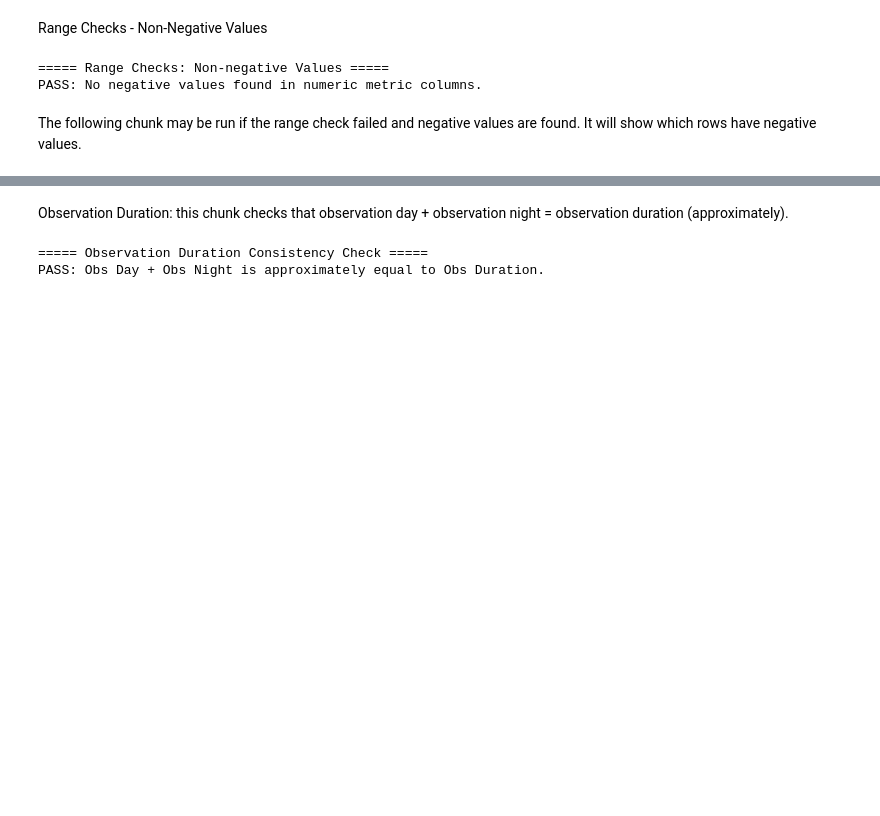
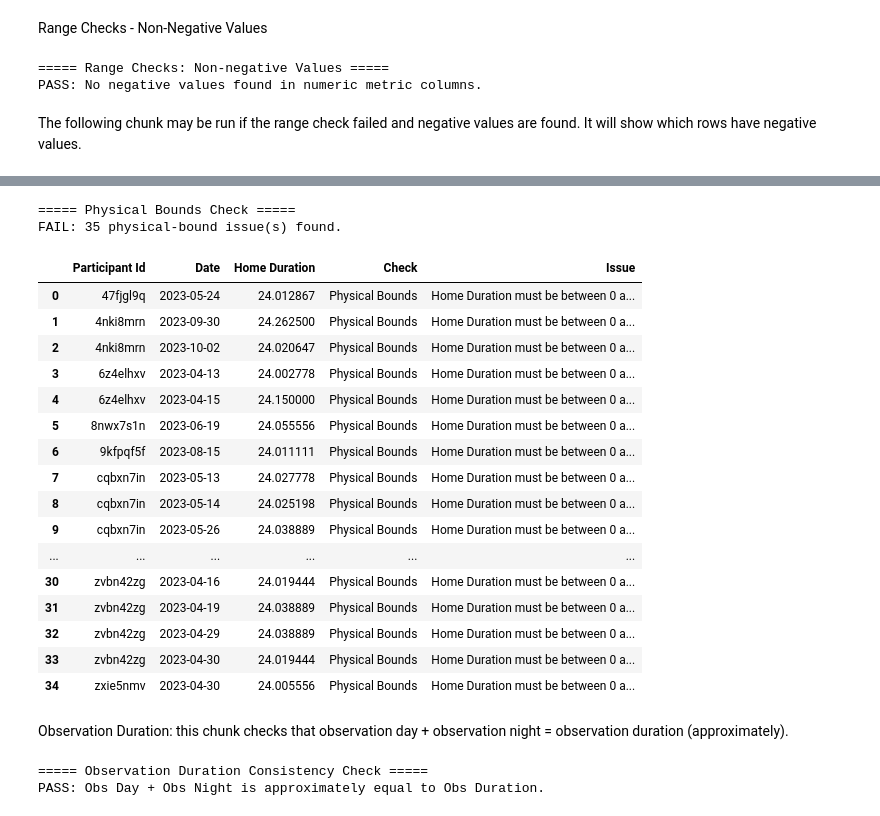
Before and after one commit to onnela-lab/beiwe, a Jupyter notebook: code/forest_mano/forest_validation.ipynb, the cells around one changed output, grey strips where cells are left out. Cells and saved outputs as stored; diff of their text form; code cells hidden in the pictures; blank space fills up the shorter version.

```diff
--- a/code/forest_mano/forest_validation.ipynb
+++ b/code/forest_mano/forest_validation.ipynb
@@ -15,7 +13,8 @@ This loads the summary statistics file from the Fulford study into a pandas data
 # %%
 import pandas as pd
-file_path = "/Users/aanikaschueler/Desktop/Beiwe/beiwe/code/forest_mano/Data Volumes and Summary Statistics - BU_Fulford_ Smartphone sensing of social activity clinical - 2026-06-26 21_54 (UTC).csv"
-df = pd.read_csv(file_path)
+# Update this path to whichever CSV you want to validate.
+INPUT_CSV = "/Users/aanikaschueler/Desktop/Beiwe/beiwe/code/forest_mano/Data Volumes and Summary Statistics - BU_Fulford_ Smartphone sensing of social activity clinical - 2026-06-26 21_54 (UTC).csv"
+df = pd.read_csv(INPUT_CSV)
 print(df.shape)
 print(df.head())
 # %% [output]
@@ -320,3 +324,78 @@ Physical Bounds - need to add
+# %%
+duration_bounds = {
+    "Home Duration": (0, 24),
+    "Obs Day": (0, 24),
+    "Obs Night": (0, 24),
+    "Obs Duration": (0, 24),
+}
+
+physical_bound_issues = []
+
+print("===== Physical Bounds Check =====")
+
+for col, (lower_bound, upper_bound) in duration_bounds.items():
+    if col not in df.columns:
+        print(f"SKIP: {col} is not present in the file.")
+        continue
+
+    values = pd.to_numeric(df[col], errors="coerce")
+
+    invalid_mask = (
+        values.notna()
+        & (
+            (values < lower_bound)
+            | (values > upper_bound)
+        )
+    )
+
+    invalid_rows = df.loc[
+        invalid_mask,
+        ["Participant Id", "Date", col]
+    ].copy()
+
+    if not invalid_rows.empty:
+        invalid_rows["Check"] = "Physical Bounds"
+        invalid_rows["Issue"] = (
+            f"{col} must be between "
+            f"{lower_bound} and {upper_bound} hours"
+        )
+
+        physical_bound_issues.append(invalid_rows)
+
+if not physical_bound_issues:
+    print("PASS: All duration variables are within physical bounds.")
+else:
+    physical_bounds_report = pd.concat(
+        physical_bound_issues,
+        ignore_index=True
+    )
+
+    print(
+        f"FAIL: {len(physical_bounds_report)} "
+        "physical-bound issue(s) found."
+    )
+
+    display(physical_bounds_report)
+# %% [output]
+===== Physical Bounds Check =====
+FAIL: 35 physical-bound issue(s) found.
+|  | Participant Id | Date | Home Duration | Check | Issue |
+| 0 | 47fjgl9q | 2023-05-24 | 24.012867 | Physical Bounds | Home Duration must be between 0 a... |
+| 1 | 4nki8mrn | 2023-09-30 | 24.262500 | Physical Bounds | Home Duration must be between 0 a... |
+| 2 | 4nki8mrn | 2023-10-02 | 24.020647 | Physical Bounds | Home Duration must be between 0 a... |
+| 3 | 6z4elhxv | 2023-04-13 | 24.002778 | Physical Bounds | Home Duration must be between 0 a... |
+| 4 | 6z4elhxv | 2023-04-15 | 24.150000 | Physical Bounds | Home Duration must be between 0 a... |
+| 5 | 8nwx7s1n | 2023-06-19 | 24.055556 | Physical Bounds | Home Duration must be between 0 a... |
+| 6 | 9kfpqf5f | 2023-08-15 | 24.011111 | Physical Bounds | Home Duration must be between 0 a... |
+| 7 | cqbxn7in | 2023-05-13 | 24.027778 | Physical Bounds | Home Duration must be between 0 a... |
+| 8 | cqbxn7in | 2023-05-14 | 24.025198 | Physical Bounds | Home Duration must be between 0 a... |
+| 9 | cqbxn7in | 2023-05-26 | 24.038889 | Physical Bounds | Home Duration must be between 0 a... |
+| ... | ... | ... | ... | ... | ... |
+| 30 | zvbn42zg | 2023-04-16 | 24.019444 | Physical Bounds | Home Duration must be between 0 a... |
+| 31 | zvbn42zg | 2023-04-19 | 24.038889 | Physical Bounds | Home Duration must be between 0 a... |
+| 32 | zvbn42zg | 2023-04-29 | 24.038889 | Physical Bounds | Home Duration must be between 0 a... |
+| 33 | zvbn42zg | 2023-04-30 | 24.019444 | Physical Bounds | Home Duration must be between 0 a... |
+| 34 | zxie5nmv | 2023-04-30 | 24.005556 | Physical Bounds | Home Duration must be between 0 a... |
 # %% [markdown]
 Observation Duration: this chunk checks that observation day + observation night = observation duration (approximately).
 # %%
```
Also changed, not shown: parts of 6 cells of this notebook.
